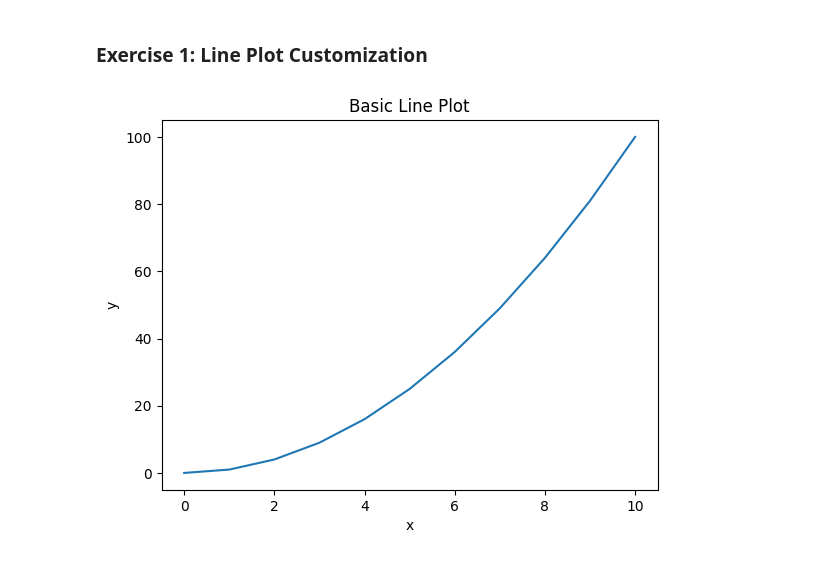
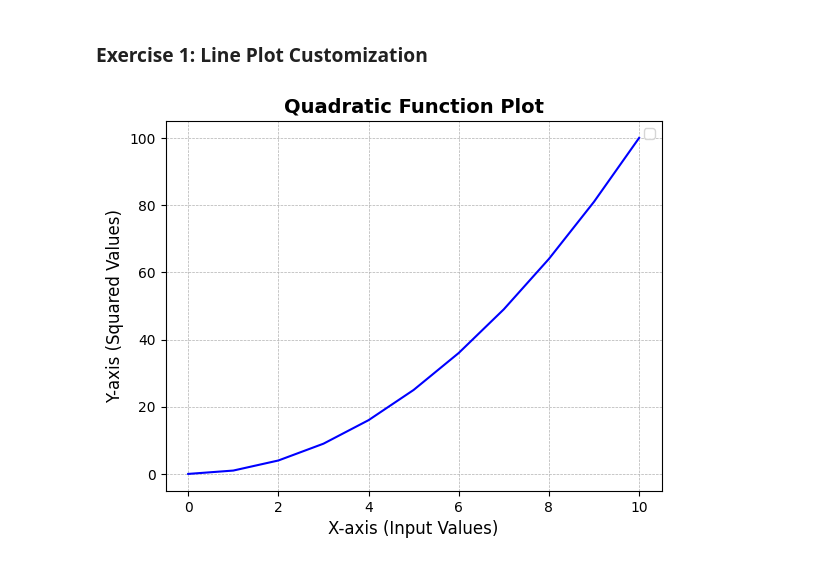
Before and after one commit to HarshithaJGitHub/python-jupyter-template, a Jupyter notebook: src/1-line-plot.ipynb, the cells around one changed output. Saved outputs shown, nothing was run; the diff lists cells and outputs as text; code cells hidden in the pictures.

Commit message:
Line plot done

```diff
--- a/src/1-line-plot.ipynb
+++ b/src/1-line-plot.ipynb
@@ -3,21 +3,24 @@
 # %%
 # TASK: Create a line plot with x values ranging from 0 to 10 and y values as the square of x.
 # Customize the plot by adding a title, labels for both axes, and a grid.
 
 import matplotlib.pyplot as plt
+
 # Data
-x = [0, 1, 2, 3, 4, 5, 6,7,8,9,10]
-y = [0, 1, 4, 9, 16, 25,36,49,64,81,100]
+x = [0, 1, 2, 3, 4, 5, 6, 7, 8, 9, 10]
+y = [0, 1, 4, 9, 16, 25, 36, 49, 64, 81, 100]
 
 # Create a line plot
-plt.plot(x, y)
+plt.plot(x, y, linestyle='-', color='b')
 
-# Labeling the axes and the plot
-plt.xlabel('x')
-plt.ylabel('y')
-plt.title('Basic Line Plot')
+# Customizing the plot
+plt.xlabel('X-axis (Input Values)', fontsize=12)
+plt.ylabel('Y-axis (Squared Values)', fontsize=12)
+plt.title('Quadratic Function Plot', fontsize=14, fontweight='bold')
+plt.grid(True, linestyle='--', linewidth=0.5)
+plt.legend()
 
 # Show the plot
 plt.show()
 # %% [output]
-[figure, old version]
+[figure, new version]
```
